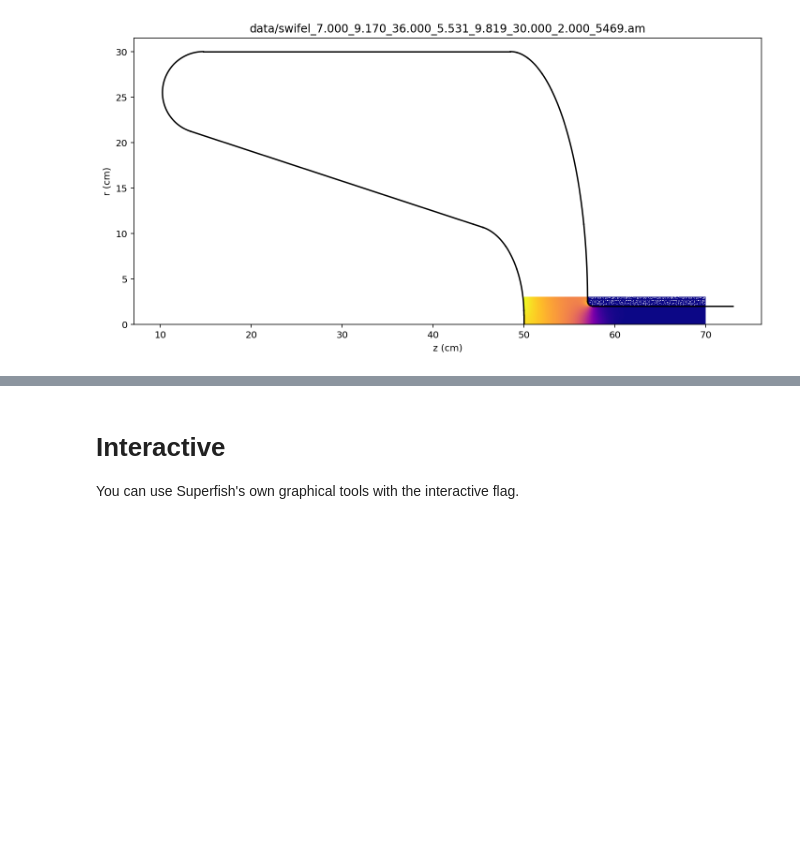
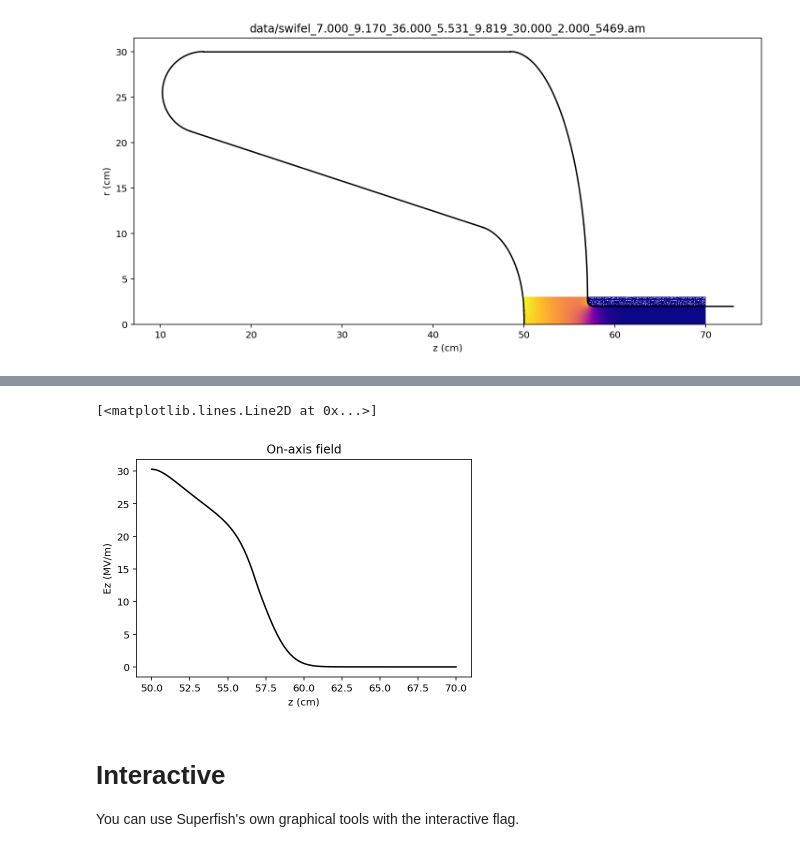
Before and after one commit to ChristopherMayes/PySuperfish, a Jupyter notebook: examples/superfish_basic_example.ipynb, the cells around one changed output, grey strips where cells are left out. Drawn from its saved outputs; the diff is of its cells as text; code cells hidden in the pictures; blank space fills up the shorter version.

```diff
--- a/examples/superfish_basic_example.ipynb
+++ b/examples/superfish_basic_example.ipynb
@@ -171,3 +186,14 @@ plot.plot_wall(SF.output['sfo']['wall_segments'], ax=ax)
+# %%
+# On-axis field
+z0 = FM.coord_vec('z')
+Ez0 = np.real(FM.Ez[0,0,:])
+plt.title('On-axis field')
+plt.xlabel('z (cm)')
+plt.ylabel('Ez (MV/m)')
+plt.plot(z0*100, Ez0/1e6, color='black')
+# %% [output]
+[<matplotlib.lines.Line2D at 0x...>]
+[figure, added]
 # %% [markdown]
 # Interactive
 
```
Also changed, not shown: parts of 8 cells of this notebook, 7 other files.
